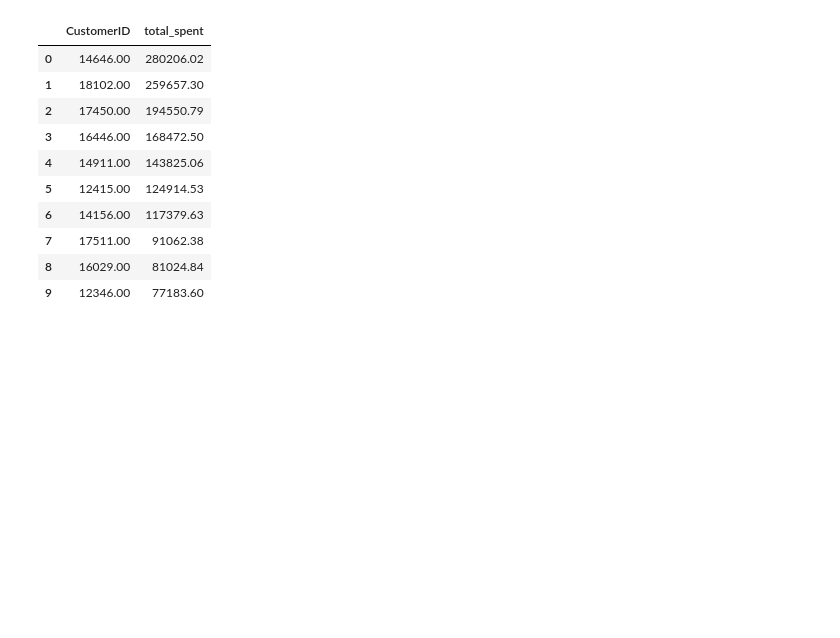
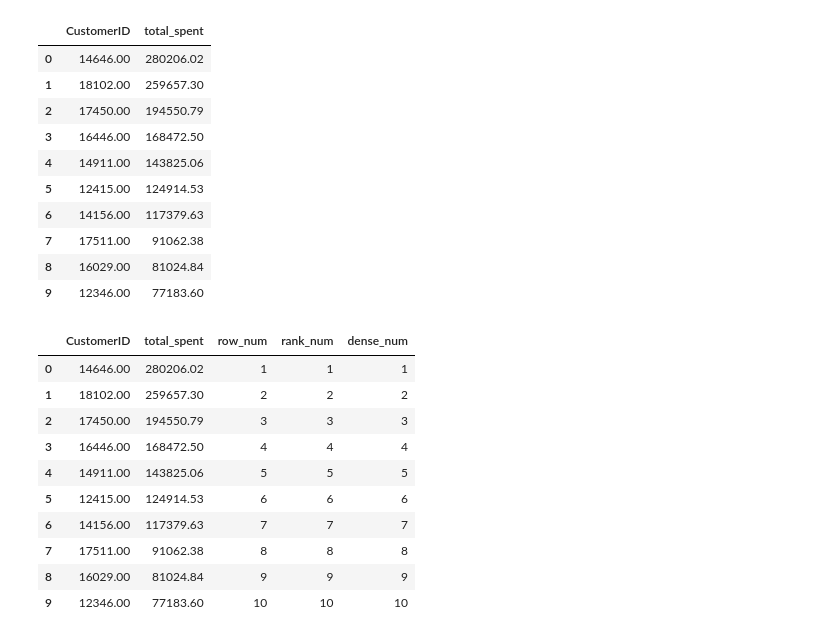
Before and after one commit to Danammadhunika/ml-journey, a Jupyter notebook: project_03_ecommerce_sql/notebooks/ecommerce_sql_analysis.ipynb, the cells around one changed output. Saved outputs shown, nothing was run; the diff lists cells and outputs as text; code cells hidden in the pictures; blank space fills up the shorter version.

```diff
--- a/project_03_ecommerce_sql/notebooks/ecommerce_sql_analysis.ipynb
+++ b/project_03_ecommerce_sql/notebooks/ecommerce_sql_analysis.ipynb
@@ -1998,3 +1998,88 @@ result_q3
 | 7 | 17511.00 | 91062.38 |
 | 8 | 16029.00 | 81024.84 |
 | 9 | 12346.00 | 77183.60 |
+# %%
+# ============================================
+# QUERY Q1 — Window Functions Introduction
+# Business Question: Rank top 10 customers
+#                    by total spending globally
+# ============================================
+
+# WHAT IS A WINDOW FUNCTION?
+# Unlike GROUP BY which collapses rows into groups,
+# Window Functions ADD a new column to existing rows
+# without collapsing them!
+# Every row stays — but gets a rank column added!
+
+# THREE FUNCTIONS USED HERE:
+# ROW_NUMBER() → always unique 1,2,3,4,5
+#                ignores ties completely!
+#                picks one randomly if tied!
+# RANK()       → same number for ties
+#                SKIPS next number after tie!
+#                like 1,2,2,4 (3 skipped!)
+# DENSE_RANK() → same number for ties
+#                NEVER skips next number!
+#                like 1,2,2,3 (continues!)
+
+# OVER() CLAUSE:
+# Every window function needs OVER()
+# OVER(ORDER BY total_spent DESC)
+# = "rank across all rows in this order"
+
+# WHY ALL THREE SHOW SAME NUMBERS HERE?
+# Because no two customers have exact same spending!
+# Ties would make them different!
+
+# Python equivalent:
+# df['row_num'] = range(1, len(df)+1)
+# df['rank'] = df['total_spent'].rank(method='min',
+#              ascending=False)
+# df['dense'] = df['total_spent'].rank(method='dense',
+#               ascending=False)
+
+# SQL Execution Order:
+# 1. CTE runs first          → spending per customer
+# 2. Window functions run    → adds rank columns
+# 3. ORDER BY total_spent    → highest first
+# 4. LIMIT 10                → top 10 only
+
+# Key Insights:
+# Customer 14646 = undisputed #1 VIP at £280,206!
+# Top 10 all unique spending = no ties in this data!
+# ROW_NUMBER best for pagination and unique ordering!
+
+query_q1 = """
+WITH customer_spending AS (
+    -- CTE: total spending per customer (clean data only)
+    SELECT CustomerID,
+           ROUND(SUM(Quantity * UnitPrice), 2) AS total_spent
+    FROM orders
+    WHERE Quantity > 0
+      AND CustomerID IS NOT NULL
+    GROUP BY CustomerID
+)
+-- Final: show all three ranking methods side by side
+SELECT CustomerID,
+       total_spent,
+       ROW_NUMBER() OVER (ORDER BY total_spent DESC) AS row_num,
+       RANK()       OVER (ORDER BY total_spent DESC) AS rank_num,
+       DENSE_RANK() OVER (ORDER BY total_spent DESC) AS dense_num
+FROM customer_spending
+ORDER BY total_spent DESC
+LIMIT 10
+"""
+result_q1 = pd.read_sql_query(query_q1, conn)
+result_q1
+# %% [output]
+|  | CustomerID | total_spent | row_num | rank_num | dense_num |
+| 0 | 14646.00 | 280206.02 | 1 | 1 | 1 |
+| 1 | 18102.00 | 259657.30 | 2 | 2 | 2 |
+| 2 | 17450.00 | 194550.79 | 3 | 3 | 3 |
+| 3 | 16446.00 | 168472.50 | 4 | 4 | 4 |
+| 4 | 14911.00 | 143825.06 | 5 | 5 | 5 |
+| 5 | 12415.00 | 124914.53 | 6 | 6 | 6 |
+| 6 | 14156.00 | 117379.63 | 7 | 7 | 7 |
+| 7 | 17511.00 | 91062.38 | 8 | 8 | 8 |
+| 8 | 16029.00 | 81024.84 | 9 | 9 | 9 |
+| 9 | 12346.00 | 77183.60 | 10 | 10 | 10 |
```
Also changed, not shown: parts of 1 cell of this notebook.
